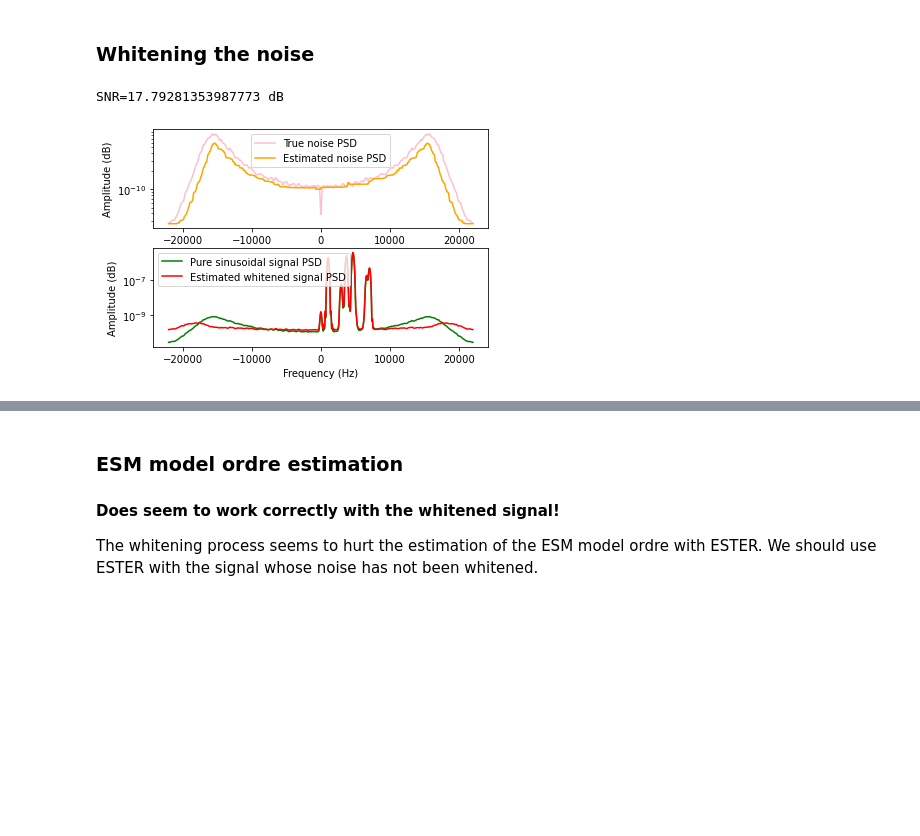
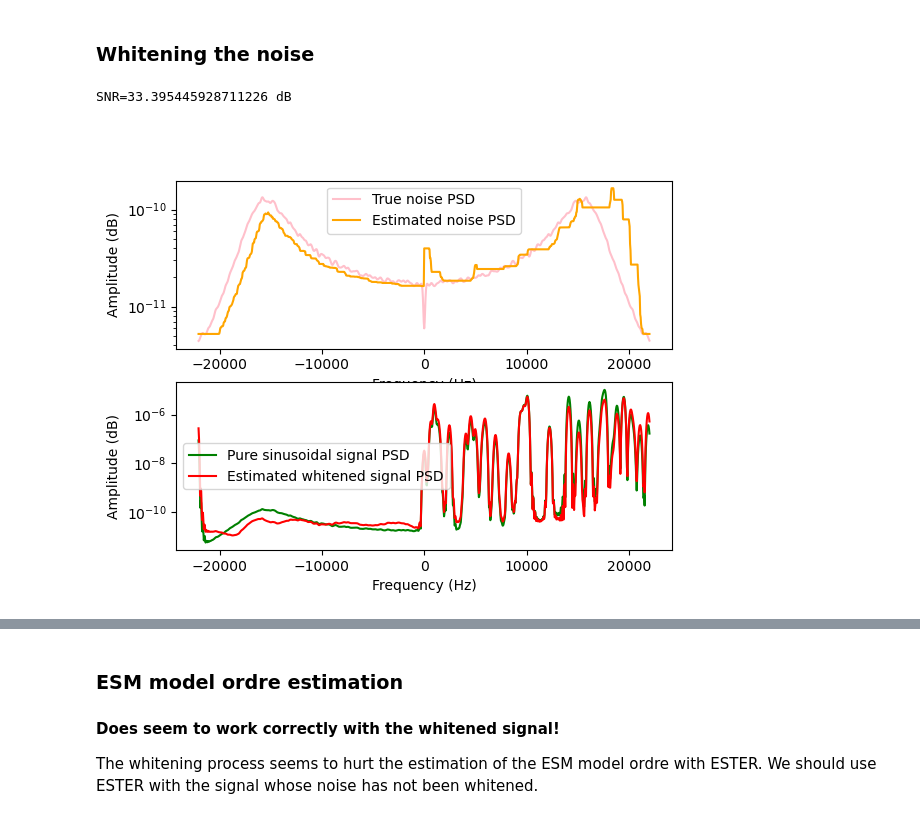
Before and after one commit to piptouque/atiam_pam_hrparam, a Jupyter notebook: source/synth_hr_pierre.ipynb, the cells around one changed output, grey strips where cells are left out. Cells and saved outputs as stored; diff of their text form; code cells hidden in the pictures; blank space fills up the shorter version.

```diff
--- a/source/synth_hr_pierre.ipynb
+++ b/source/synth_hr_pierre.ipynb
@@ -32,11 +32,11 @@ n_s = 100000
 n_fft = 1024
 
 # number of sinusoids
-r = 8
+r = 32
 # Normalised damping ratios, multiply by sampling rate to get the 'deltas' in Amp.s-1
 gammas = rng.uniform(0.001, 0.01, r)
 # Normalised frequencies
-nus = rng.normal(0.1, 0.05, r)
+nus = rng.uniform(0.01, 0.5, r)
 amps = rng.uniform(0.1, 1, r)
 phis = rng.uniform(0, 2*np.pi, r)
 
@@ -44,8 +44,8 @@ x_esm = EsmModel(gammas, nus, amps, phis)
 
 x_sine = x_esm.synth(n_s)
 
-n_est = 32
-p_max = 16
+n_est = 512
+p_max = 128
 r_est = Ester.estimate_esm_order(x_sine, n_est, p_max)
 x_esm_est = Esprit.estimate_esm(x_sine, n_est, r_est)
 
@@ -114,16 +119,16 @@ plt.show()
 # %% [markdown]
 ### Whitening the noise
 # %%
-noise_ratio = 0.01
+noise_ratio = 0.004
 noise = noise_ratio*pink_noise
 
 x = x_sine + noise
 x_snr =snr(np.real(x_sine), noise)
 print(f'SNR={x_snr} dB')
 # %% [output]
-SNR=17.79281353987773 dB
+SNR=33.395445928711226 dB
 # %%
-smoothing_factor = 8
+smoothing_factor = 10
 quantile_ratio = 0.05
 ar_order = 10
 
@@ -131,34 +136,34 @@ ar_order = 10
 fs_x_psd, x_psd = sig.welch(x, fs=sr, nfft=n_fft, return_onesided=False)
 fs_noise_psd, noise_psd = sig.welch(noise, fs=sr, nfft=n_fft, return_onesided=False)
 
 noise_psd_est = NoiseWhitening.estimate_noise_psd(x, fs=sr, n_fft=n_fft, quantile_ratio=quantile_ratio, smoothing_factor=smoothing_factor)
 noise_filtre_coeffs_est = NoiseWhitening.estimate_noise_ar_coeffs(noise_psd_est, ar_order=ar_order)
 # TODO: compare
 # print(_PINK_FILTRE_COEFFS)
 # print(noise_filtre_coeffs_est)
 x_white, _ = NoiseWhitening.whiten(x, fs=sr, n_fft=n_fft, ar_order=ar_order, quantile_ratio=quantile_ratio, smoothing_factor=smoothing_factor)
 _, x_white_psd = sig.welch(x_white, fs=sr, nfft=n_fft, return_onesided=False)
 _, x_sine_psd = sig.welch(x_sine, fs=sr, nfft=n_fft, return_onesided=False)
 
 plt.figure()
 plt.title("PSD estimation of the noise and whitened signal")
 plt.subplot(2, 1, 1)
 plt.xlabel("Frequency (Hz)")
 plt.ylabel("Amplitude (dB)")
 plt.semilogy(np.fft.fftshift(fs_noise_psd), np.fft.fftshift(noise_psd), c='pink', label="True noise PSD")
 plt.semilogy(np.fft.fftshift(fs_x_psd), np.fft.fftshift(noise_psd_est), c='orange', label="Estimated noise PSD")
 plt.legend()
 # plt.xlim(np.array([0, 0.5]) * sr)
 plt.subplot(2, 1, 2)
 plt.xlabel("Frequency (Hz)")
 plt.ylabel("Amplitude (dB)")
 # plt.xlim(np.array([0, 0.5])*sr)
 plt.semilogy(np.fft.fftshift(fs_x_psd), np.fft.fftshift(x_psd), c='green', label="Pure sinusoidal signal PSD")
 plt.semilogy(np.fft.fftshift(fs_x_psd), np.fft.fftshift(x_white_psd), c='r', label="Estimated whitened signal PSD")
 plt.legend()
 plt.show()
 # %% [output]
-[figure, old version]
+[figure, new version]
 # %%
 ipd.Audio(np.real(x), rate=sr)
 # %% [output]
```
Also changed, not shown: parts of 19 cells of this notebook, 4 other files.
